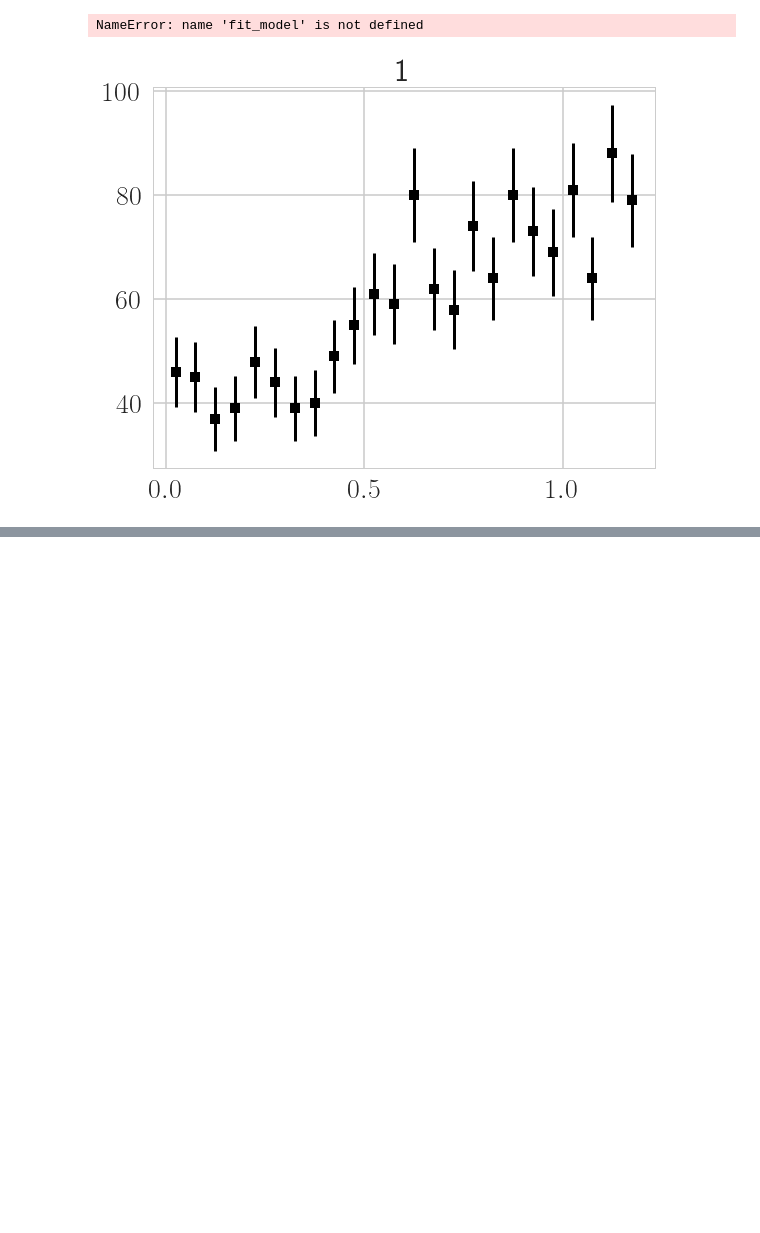
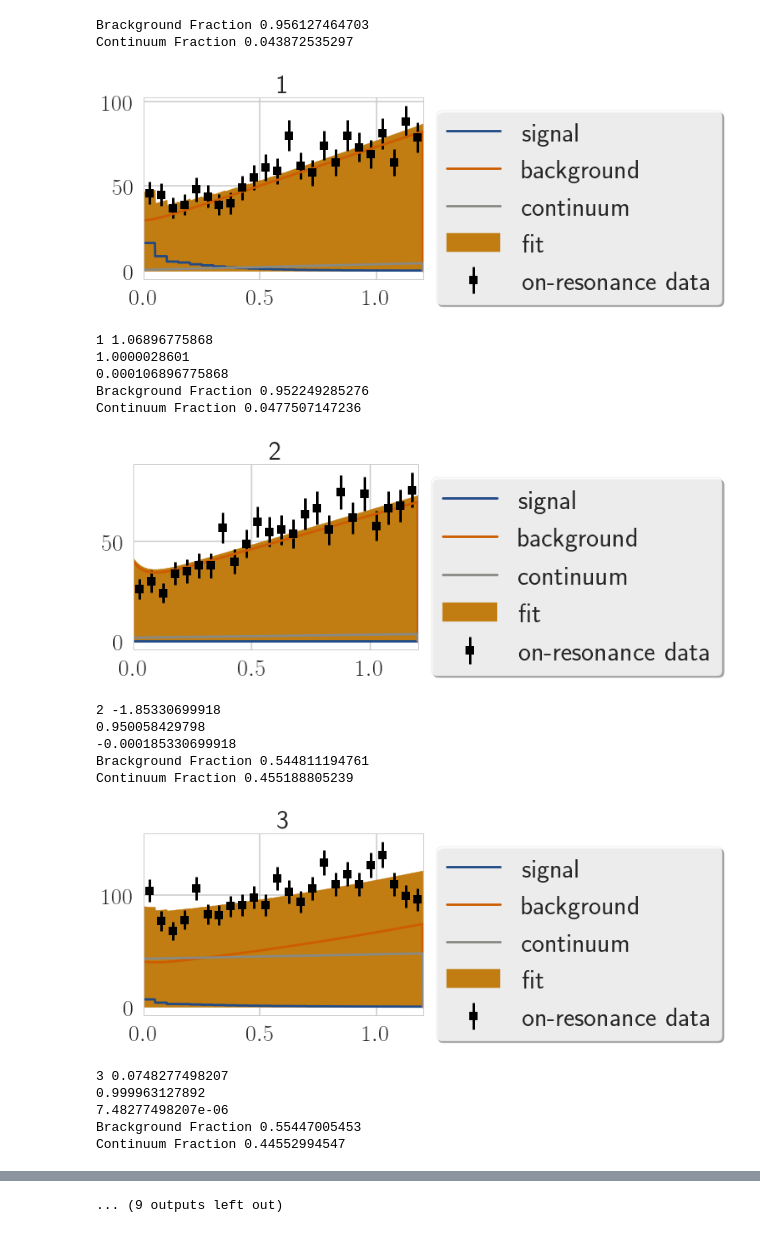
Before and after one commit to thomaskeck/scipy_extra, a Jupyter notebook: ECLFit.ipynb, the cells around one changed output, grey strips where cells are left out. Drawn from its saved outputs; the diff is of its cells as text; code cells hidden in the pictures; blank space fills up the shorter version.

```diff
--- a/ECLFit.ipynb
+++ b/ECLFit.ipynb
@@ -251,13 +272,14 @@ for dM in [1,2,3,4,5,11,12,13,14,15]:
     }
 # %%
-templates = final_templates[1]
+templates = final_templates[3]
 for et in event_types:
     plt.fill_between(space, templates['raw'][et].pdf(space), color=Tango.slate_light, label=et)
     plt.plot(space, templates['kde'][et].pdf(space), color=Tango.scarlet_red_dark, label='KDE')
     plt.plot(space, templates['bsp'][et].pdf(space), color=Tango.butter_dark, label='B-Spline')
     plt.plot(space, templates['fit'][et].pdf(space), color=Tango.plum_dark, label='Fit')
+    plt.plot(space, templates['sim'][et].pdf(space), color=Tango.chameleon_dark, label='Simple Fit')
     plt.xlim(binning['range'])
-    plt.legend()
+    plt.legend(bbox_to_anchor=(1.0, 1.0))
     plt.xlabel(r'$E_{\mathrm{ECL}}$')
     plt.ylabel(r'PDF')
     plt.show()
@@ -277,17 +308,23 @@ for et in event_types:
 def sanitize(s):
     return s.replace('-', '')
 
-def individual_fit(data, templates):
+def individual_fit(df, templates):
     background_components = ['evtgen-charged', 'evtgen-mixed',
                              'special-chargedulnu', 'special-chargedrare',
                              'special-mixedulnu', 'special-mixedrare']
-    continuum_components = ['evtgen-charm', 'evtgen-uds']
+    #continuum_components = ['evtgen-charm', 'evtgen-uds']
+    continuum_components = ['data-continuum']
 
     extra_energy_distribution = scipy_extra.stats.rv_mixture([
-        ('signal', templates['signal']),
-        ('background', scipy_extra.stats.rv_mixture([(sanitize(c), templates[c]) for c in background_components])),
-        ('continuum', scipy_extra.stats.rv_mixture([(sanitize(c), templates[c]) for c in continuum_components]))
+        ('signal', templates['raw']['signal']),
+        ('background', scipy_extra.stats.rv_mixture([(sanitize(c), templates['fit'][c]) for c in background_components])),
+        ('continuum', scipy_extra.stats.rv_mixture([(sanitize(c), templates['sim'][c]) for c in continuum_components]))
     ])
+
+    total_background = df[df.index.get_level_values('event_types').isin(background_components)].weight.sum()
+    total_continuum = df[df.index.get_level_values('event_types').isin(continuum_components)].weight.sum()
+    print("Brackground Fraction", total_background / (total_background + total_continuum))
+    print("Continuum Fraction", total_continuum / (total_background + total_continuum))
 
     def mapping(free_parameters):
         # Restrict all norms to positive values
@@ -298,26 +335,24 @@ def individual_fit(data, templates):
             'signal_norm': free_parameters[0],
             'background_loc': 0.0,
             'background_scale': 1.0,
-            'background_norm': free_parameters[1],
+            'background_norm': free_parameters[1] * total_background / (total_background + total_continuum),
             'continuum_loc': 0.0,
             'continuum_scale': 1.0,
-            'continuum_norm': free_parameters[2],
+            'continuum_norm': free_parameters[1] * total_continuum / (total_background + total_continuum),
         }
 
         for c in background_components:
             parameters['background_' + sanitize(c) + '_loc'] = 0.0
             parameters['background_' + sanitize(c) + '_scale'] = 1.0
             parameters['background_' + sanitize(c) + '_norm'] = (
-                x[x.index.get_level_values('event_types').isin([c])].weight.sum() /
-                x[x.index.get_level_values('event_types').isin(background_components)].weight.sum()
+                x[x.index.get_level_values('event_types').isin([c])].weight.sum() / total_background
             )
 
         for c in continuum_components:
             parameters['continuum_' + sanitize(c) + '_loc'] = 0.0
             parameters['continuum_' + sanitize(c) + '_scale'] = 1.0
             parameters['continuum_' + sanitize(c) + '_norm'] = (
-                x[x.index.get_level_values('event_types').isin([c])].weight.sum() /
-                x[x.index.get_level_values('event_types').isin(continuum_components)].weight.sum()
+                x[x.index.get_level_values('event_types').isin([c])].weight.sum() / total_continuum
             )
 
         return parameters
@@ -326,17 +361,17 @@ def individual_fit(data, templates):
         return p['signal_norm'] + p['background_norm'] + p['continuum_norm']
 
     fitter = scipy_extra.fit.Fitter(mapping, extra_energy_distribution, normalisation)
-    r = fitter.fit([0.1, 0.6, 0.3], data[extraEnergy].values)
+    r = fitter.fit([0.1, 0.9], df.loc['data-Y4S'][extraEnergy].values)
 
     return r, extra_energy_distribution(**mapping(r.x))
 
 
-def plot_data_and_model(data, r, fitted_distribution):
+def plot_data_and_model(data, r, fitted_distribution, overall_norm=1.0):
     content, boundaries = np.histogram(data[extraEnergy].values, **binning)
     plt.errorbar((boundaries[1:] + boundaries[:-1])/2, content, yerr=np.sqrt(content), color='black', ls='', fmt='s', markersize=10, lw=3, label='on-resonance data')
 
     weight = len(data) / binning['bins'] * (binning['range'][1] - binning['range'][0])
-    plt.fill_between(space, weight * np.sum(r.x) * fitted_distribution.pdf(space), label=fit_model.name, color=Tango.chocolate)
+    plt.fill_between(space, weight * overall_norm * fitted_distribution.pdf(space), label='fit', color=Tango.chocolate)
     for name, distribution, norm_name, shape_names in zip(fitted_distribution.dist._components,
                                                           fitted_distribution.dist._distributions,
                                                           fitted_distribution.dist._distribution_norms,
@@ -360,36 +395,54 @@ efficiency = {
     12: 4.2e-4,
     13: 10.5e-4,
     14: 7.6e-4,
     15: 1.7e-4,
 }
 
 cross_feed = {
     1: 0.91,
     2: 0.93,
     3: 0.20,
     4: 0.68,
     5: 0.82,
     11: 0.86,
     12: 0.87,
     13: 0.20,
     14: 0.64,
     15: 0.77,
 }
 
 for dM in [1,2,3,4,5,11,12,13,14,15]:
-    data = df.loc[dM].loc['data-Y4S']
-    r, fitted_distribution = individual_fit(data, final_templates[dM]['bsp'])
+    r, fitted_distribution = individual_fit(df.loc[dM], final_templates[dM])
     plt.title(str(dM))
-    plot_data_and_model(data, r, fitted_distribution)
+    plot_data_and_model(df.loc[dM].loc['data-Y4S'], r, fitted_distribution)
 
-    scale = len(x.loc['data-Y4S']) / (772e6 * efficiency[dM]) * cross_feed[dM]
+    scale = len(df.loc[dM].loc['data-Y4S']) / (772e6 * efficiency[dM]) * cross_feed[dM]
     print(dM, r.x[0] * scale * 1e4)
     branching_fractions[dM] = r.x[0] * scale
+    print(r.x[0] + r.x[1])
     print(branching_fractions[dM])
     #uncertainty = fitter.get_likelihood_uncertainty({'signal_norm': [0.0, 1.0]}, [result['signal_norm']], r.fun, fit_model, data)
     #branching_fractions[dM] = uncertainties.ufloat(result['signal_norm'],
     #                                               max(abs(uncertainty[0][0]-result['signal_norm']),
     #                                                   abs(uncertainty[0][1]-result['signal_norm']))) * scale
 # %% [output]
-NameError: name 'fit_model' is not defined
+Brackground Fraction 0.956127464703
+Continuum Fraction 0.043872535297
-[figure, old version]
+[figure, new version]
+1 1.06896775868
+1.0000028601
+0.000106896775868
+Brackground Fraction 0.952249285276
+Continuum Fraction 0.0477507147236
+[figure, added]
+2 -1.85330699918
+0.950058429798
+-0.000185330699918
+Brackground Fraction 0.544811194761
+Continuum Fraction 0.455188805239
+[figure, added]
+3 0.0748277498207
+0.999963127892
+7.48277498207e-06
+Brackground Fraction 0.55447005453
+Continuum Fraction 0.44552994547
@@ -396 +462,2 @@ NameError: name 'fit_model' is not defined
+... (9 outputs left out)
 # %%
```
Also changed, not shown: parts of 10 cells of this notebook, 2 other files.
